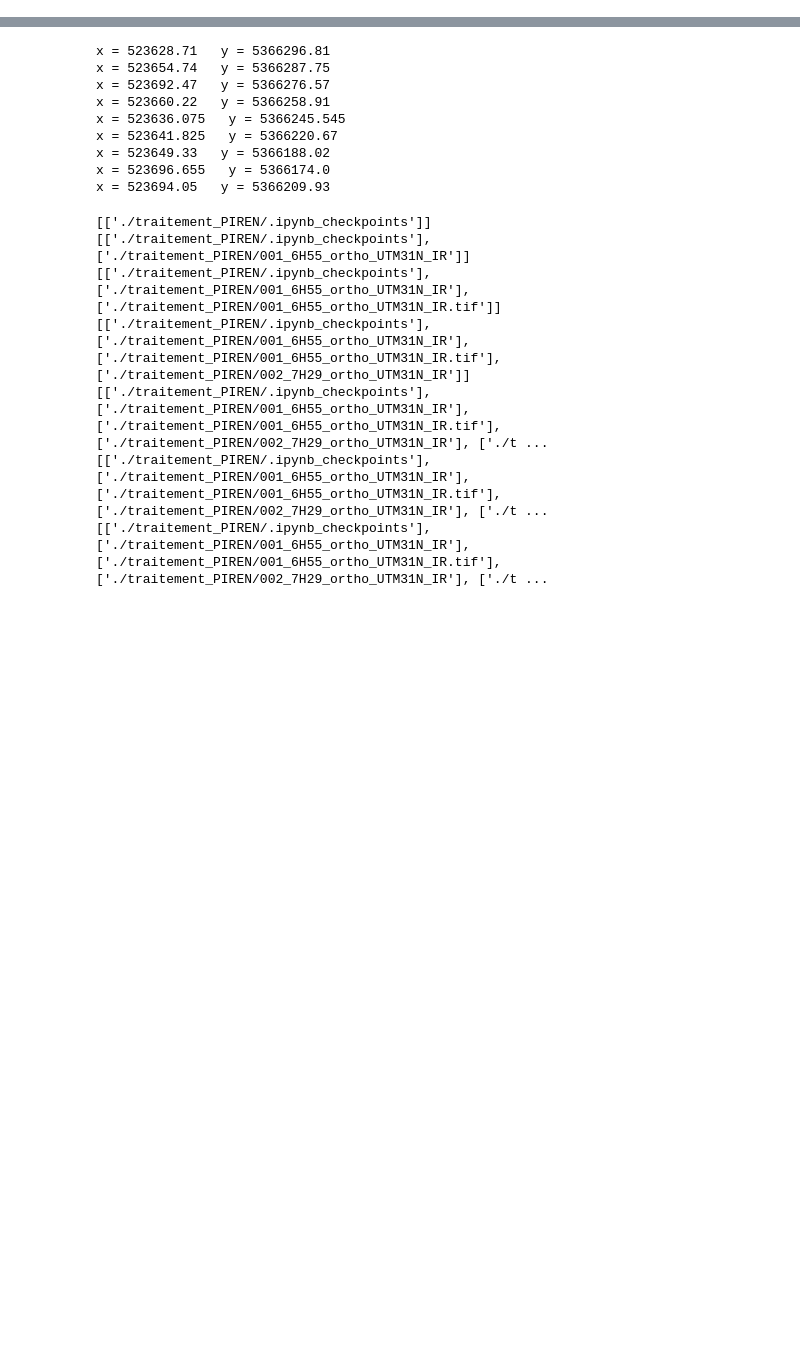
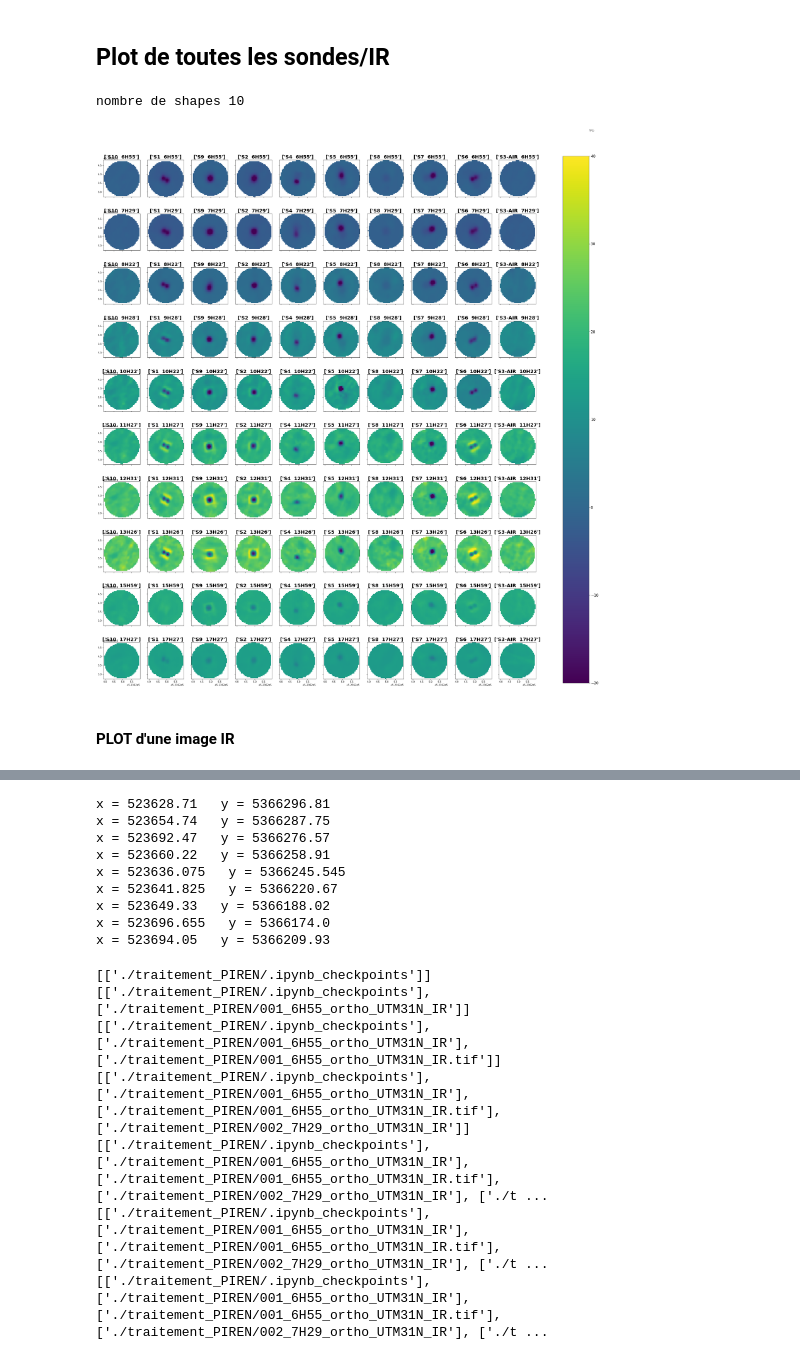
Before and after one commit to a-ayari03/UAV-PIREN, a Jupyter notebook: Main_AA_lecture_IR.ipynb, the cells around one changed output, grey strips where cells are left out. Drawn from its saved outputs; the diff is of its cells as text; code cells hidden in the pictures; blank space fills up the shorter version.

```diff
--- a/Main_AA_lecture_IR.ipynb
+++ b/Main_AA_lecture_IR.ipynb
@@ -43,0 +61,46 @@ len(Shape_to_json)
+# %% [markdown]
+## Plot de toutes les sondes/IR
+# %%
+## creation d'un rayon de taille r autour des sensors
+ls_sensor = Sensor_coord["SensorName"] # : toutes les sondes
+ls_coord_circle,Shape_to_json,circle_name = circle_sensor(ls_sensor,Sensor_coord)
+
+#Creat a shape in GeoJSON format in order to be read with rio and
+#serve as mask to crop selected area in the shape
+
+shapes,shapes_names = circle_to_shape(ls_coord_circle,Shape_to_json,circle_name)
+
+## Creation de mask pour plusieurs images IR
+ls_mask_image, ls_out_transform= IR_mask(Piren_IR.loc["IR_src"],shapes,ls_coord_circle)
+# %% [output]
+nombre de shapes 10
+# %%
+## plot toutes les sondes pour ttes IR, avec une echelle defini par l'utilisateur
+lim_min = -20
+lim_max = 40
+fig_IR,axtemp=plt.subplots(10,10,figsize=(40,40),sharex=True, sharey=True)
+
+SMALL_SIZE = 8
+MEDIUM_SIZE = 15
+BIGGER_SIZE = 20
+
+plt.rc('font', size=SMALL_SIZE)          # controls default text sizes
+plt.rc('axes', titlesize=BIGGER_SIZE)     # fontsize of the axes title !!!
+plt.rc('axes', labelsize=SMALL_SIZE)    # fontsize of the x and y labels
+plt.rc('xtick', labelsize=SMALL_SIZE)    # fontsize of the tick labels
+plt.rc('ytick', labelsize=MEDIUM_SIZE)    # fontsize of the tick labels
+plt.rc('legend', fontsize=SMALL_SIZE)    # legend fontsize
+plt.rc('figure', titlesize=BIGGER_SIZE)  # fontsize of the figure title
+
+for i in range(len(Piren_IR.loc["IR_src"])) :
+    for k,mask_image in enumerate(ls_mask_image[i]) :
+        sub_fig = axtemp[i,k].imshow(mask_image[0],cmap ='viridis',vmin = lim_min,vmax = lim_max)
+        sub =show(mask_image, transform= ls_out_transform[i],vmin = lim_min,vmax = lim_max,
+            ax=axtemp[i,k],title=[circle_name[k][k]+'  '+filetif[i]])
+
+sub_fig_colorbar=fig_IR.colorbar(sub_fig,ax = axtemp[0:10])
+sub_fig_colorbar.set_label('T(°C)', rotation=0, labelpad=-28, y=1.05)
+# %% [output]
+[figure, added]
+# %% [markdown]
+#### PLOT d'une image IR
```
Also changed, not shown: parts of 41 cells of this notebook, 11 other files.
